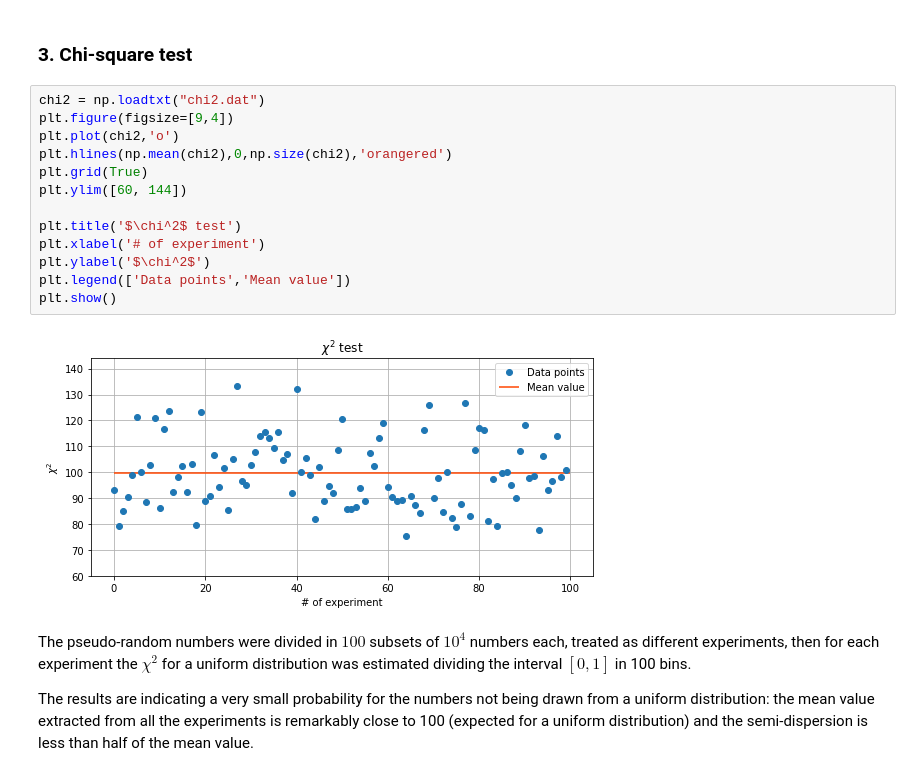
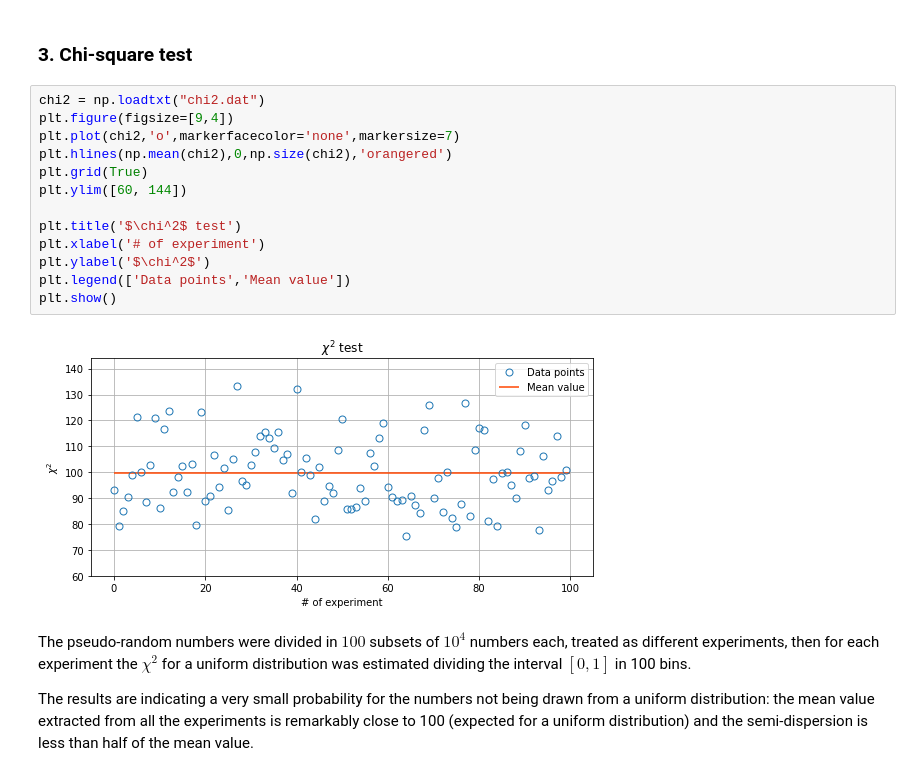
Before and after one commit to stebigoni/numerical-simulation-lab, a Jupyter notebook: Exercise01/Exercise01.ipynb, the cells around one changed output. Drawn from its saved outputs; the diff is of its cells as text.

```diff
--- a/Exercise01/Exercise01.ipynb
+++ b/Exercise01/Exercise01.ipynb
@@ -63,18 +64,18 @@ The estimation of the variance reaches a stable behaviour after about $3\cdot 10
 # %%
 chi2 = np.loadtxt("chi2.dat")
 plt.figure(figsize=[9,4])
-plt.plot(chi2,'o')
+plt.plot(chi2,'o',markerfacecolor='none',markersize=7)
 plt.hlines(np.mean(chi2),0,np.size(chi2),'orangered')
 plt.grid(True)
 plt.ylim([60, 144])
 
 plt.title('$\chi^2$ test')
 plt.xlabel('# of experiment')
 plt.ylabel('$\chi^2$')
 plt.legend(['Data points','Mean value'])
 plt.show()
 # %% [output]
-[figure, old version]
+[figure, new version]
 # %% [markdown]
 The pseudo-random numbers were divided in $100$ subsets of $10^4$ numbers each, treated as different experiments, then for each experiment the $\chi^2$ for a uniform distribution was estimated dividing the interval $[0,1]$ in 100 bins.
 
```
Also changed, not shown: parts of 16 cells of this notebook, 5 other files.
